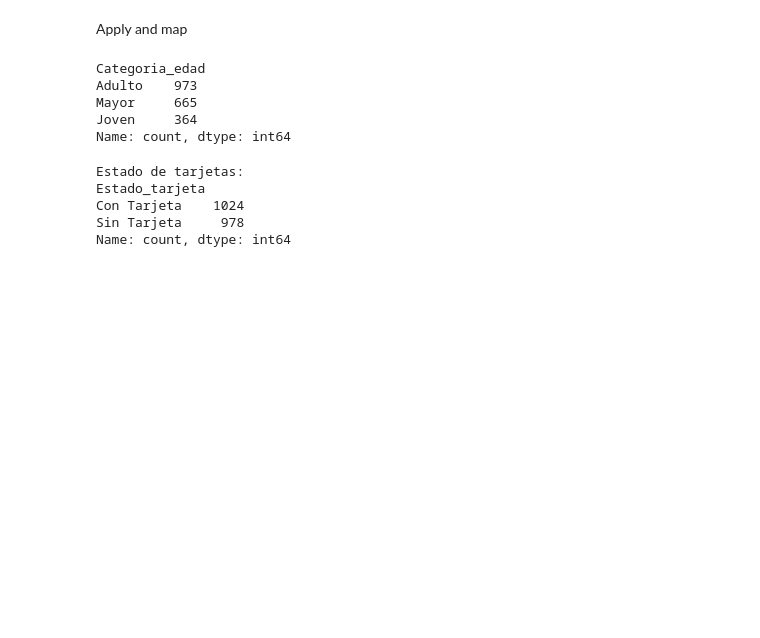
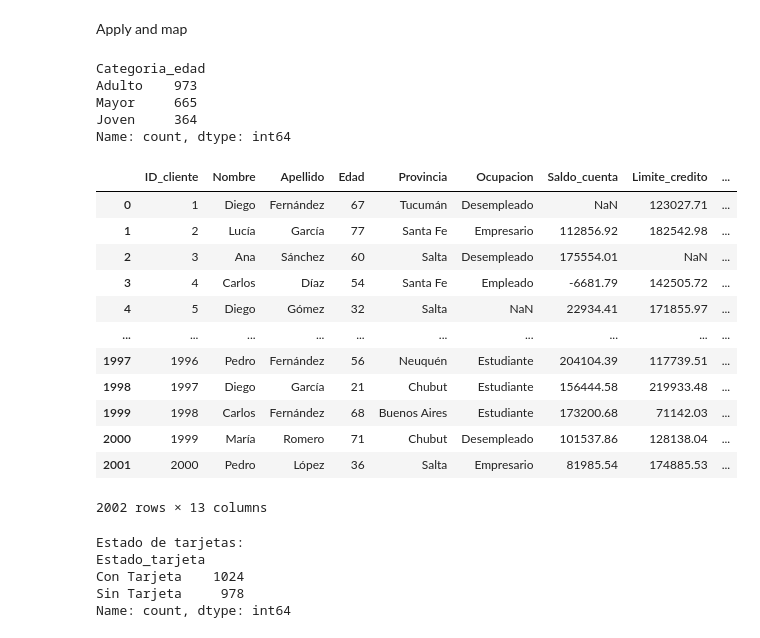
Before and after one commit to VenezianoMauro/curso-bapro, a Jupyter notebook: clase 7/Clase-7-Pandas-Matplotlib-BAPRO.ipynb, the cells around one changed output. Drawn from its saved outputs; the diff is of its cells as text; code cells hidden in the pictures; blank space fills up the shorter version.

```diff
--- a/clase 7/Clase-7-Pandas-Matplotlib-BAPRO.ipynb
+++ b/clase 7/Clase-7-Pandas-Matplotlib-BAPRO.ipynb
@@ -249,6 +249,22 @@ Adulto    973
 Mayor     665
 Joven     364
 Name: count, dtype: int64
+# %%
+clientes
+# %% [output]
+|  | ID_cliente | Nombre | Apellido | Edad | Provincia | Ocupacion | Saldo_cuenta | Limite_credito | ... |
+| 0 | 1 | Diego | Fernández | 67 | Tucumán | Desempleado | NaN | 123027.71 | ... |
+| 1 | 2 | Lucía | García | 77 | Santa Fe | Empresario | 112856.92 | 182542.98 | ... |
+| 2 | 3 | Ana | Sánchez | 60 | Salta | Desempleado | 175554.01 | NaN | ... |
+| 3 | 4 | Carlos | Díaz | 54 | Santa Fe | Empleado | -6681.79 | 142505.72 | ... |
+| 4 | 5 | Diego | Gómez | 32 | Salta | NaN | 22934.41 | 171855.97 | ... |
+| ... | ... | ... | ... | ... | ... | ... | ... | ... | ... |
+| 1997 | 1996 | Pedro | Fernández | 56 | Neuquén | Estudiante | 204104.39 | 117739.51 | ... |
+| 1998 | 1997 | Diego | García | 21 | Chubut | Estudiante | 156444.58 | 219933.48 | ... |
+| 1999 | 1998 | Carlos | Fernández | 68 | Buenos Aires | Estudiante | 173200.68 | 71142.03 | ... |
+| 2000 | 1999 | María | Romero | 71 | Chubut | Desempleado | 101537.86 | 128138.04 | ... |
+| 2001 | 2000 | Pedro | López | 36 | Salta | Empresario | 81985.54 | 174885.53 | ... |
+2002 rows × 13 columns
 # %%
 #  Map - transformar valores booleanos a texto //
 ## map() es generalmente más rápido pero más simple - ideal para transformaciones directas de valor a valor
```
Also changed, not shown: parts of 6 cells of this notebook, 2 other files.
